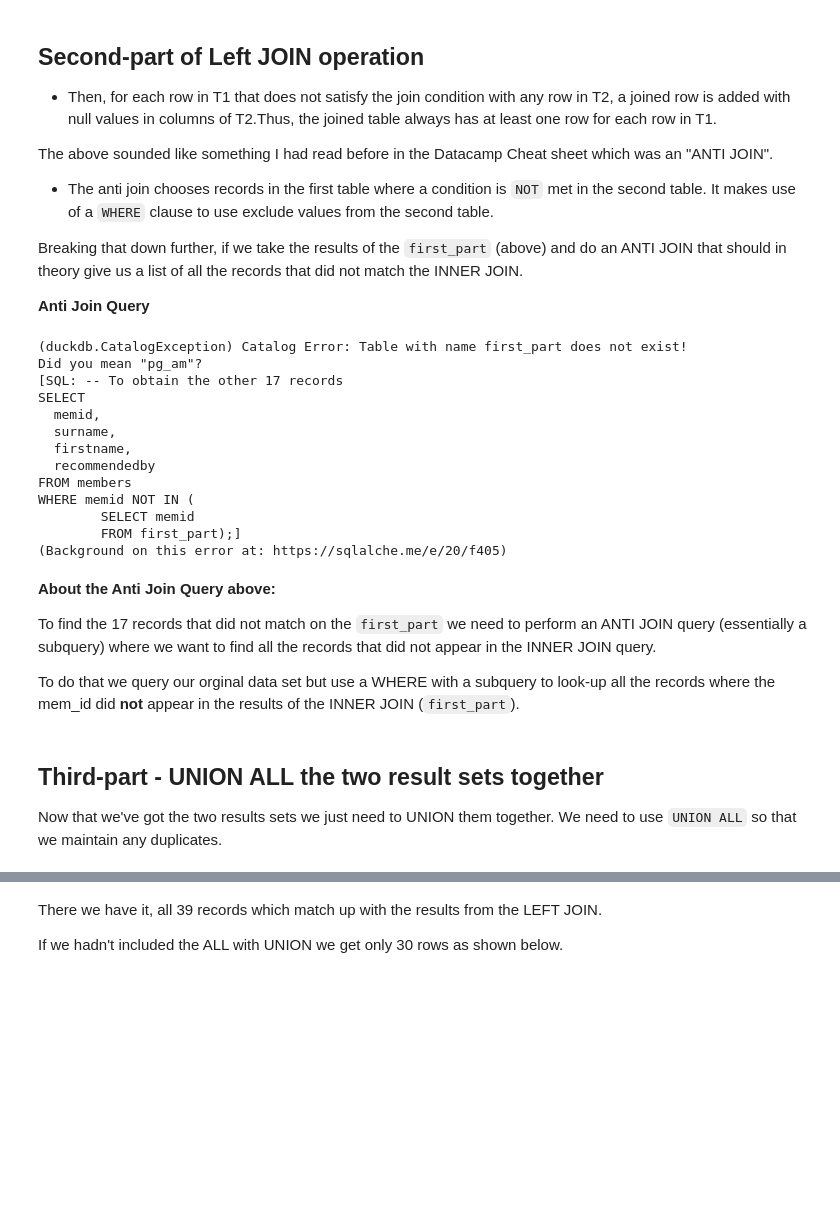
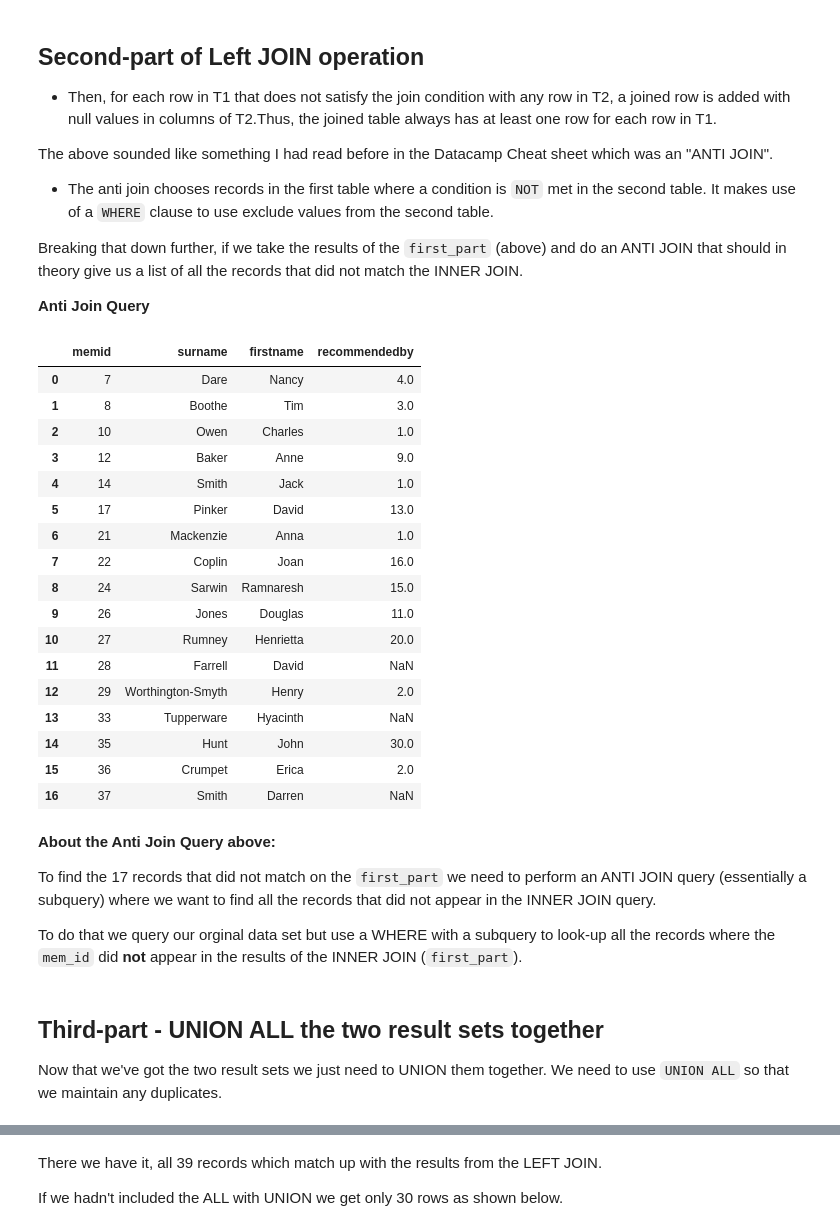
Before and after one commit to dmcmurchy/self-join-examination, a Jupyter notebook: notebook.ipynb, the cells around one changed output, grey strips where cells are left out. Saved outputs shown, nothing was run; the diff lists cells and outputs as text; code cells hidden in the pictures; blank space fills up the shorter version.

```diff
--- a/notebook.ipynb
+++ b/notebook.ipynb
@@ -273,39 +298,43 @@ Breaking that down further, if we take the results of the `first_part` (above) a
 
 **Anti Join Query**
 # %%
-%%sql -- Second-part of the left join operation
--- To obtain the other 17 records
+%%sql --with first_part --save second_part
 SELECT
   memid,
   surname,
   firstname,
   recommendedby
 FROM members
 WHERE memid NOT IN (
 	SELECT memid
-	FROM first_part);
+	FROM first_part)
 # %% [output]
-(duckdb.CatalogException) Catalog Error: Table with name first_part does not exist!
-Did you mean "pg_am"?
-[SQL: -- To obtain the other 17 records
-SELECT
-  memid,
-  surname,
-  firstname,
-  recommendedby
-FROM members
-WHERE memid NOT IN (
-        SELECT memid
-        FROM first_part);]
-(Background on this error at: https://sqlalche.me/e/20/f405)
+|  | memid | surname | firstname | recommendedby |
+| 0 | 7 | Dare | Nancy | 4.0 |
+| 1 | 8 | Boothe | Tim | 3.0 |
+| 2 | 10 | Owen | Charles | 1.0 |
+| 3 | 12 | Baker | Anne | 9.0 |
+| 4 | 14 | Smith | Jack | 1.0 |
+| 5 | 17 | Pinker | David | 13.0 |
+| 6 | 21 | Mackenzie | Anna | 1.0 |
+| 7 | 22 | Coplin | Joan | 16.0 |
+| 8 | 24 | Sarwin | Ramnaresh | 15.0 |
+| 9 | 26 | Jones | Douglas | 11.0 |
+| 10 | 27 | Rumney | Henrietta | 20.0 |
+| 11 | 28 | Farrell | David | NaN |
+| 12 | 29 | Worthington-Smyth | Henry | 2.0 |
+| 13 | 33 | Tupperware | Hyacinth | NaN |
+| 14 | 35 | Hunt | John | 30.0 |
+| 15 | 36 | Crumpet | Erica | 2.0 |
+| 16 | 37 | Smith | Darren | NaN |
 # %% [markdown]
 **About the Anti Join Query above:**
 
 To find the 17 records that did not match on the `first_part` we need to perform an ANTI JOIN query (essentially a subquery) where we want to find all the records that did not appear in the INNER JOIN query.
 
-To do that we query our orginal data set but use a WHERE with a subquery to look-up all the records where the mem_id did **not** appear in the results of the INNER JOIN (`first_part`).
+To do that we query our orginal data set but use a WHERE with a subquery to look-up all the records where the `mem_id` did **not** appear in the results of the INNER JOIN (`first_part`).
 # %% [markdown]
 ## Third-part - UNION ALL the two result sets together
 
-Now that we've got the two results sets we just need to UNION them together. We need to use `UNION ALL` so that we maintain any duplicates.
+Now that we've got the two result sets we just need to UNION them together. We need to use `UNION ALL` so that we maintain any duplicates.
 # %%
```
Also changed, not shown: parts of 15 cells of this notebook.
